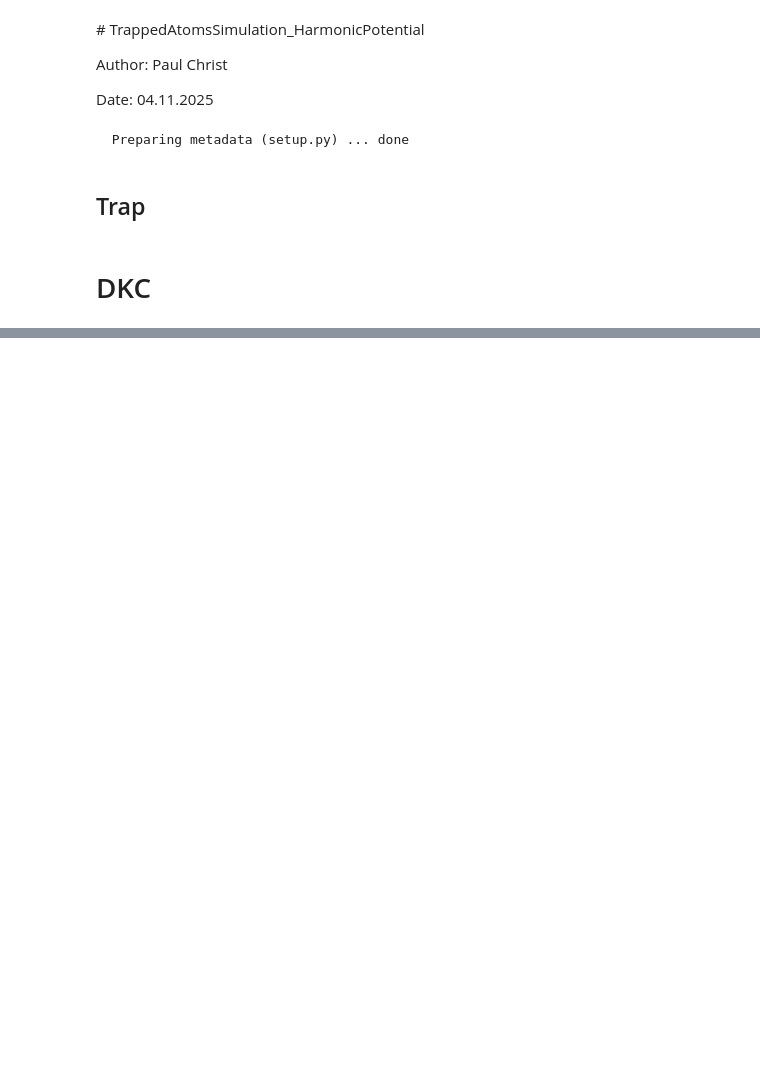
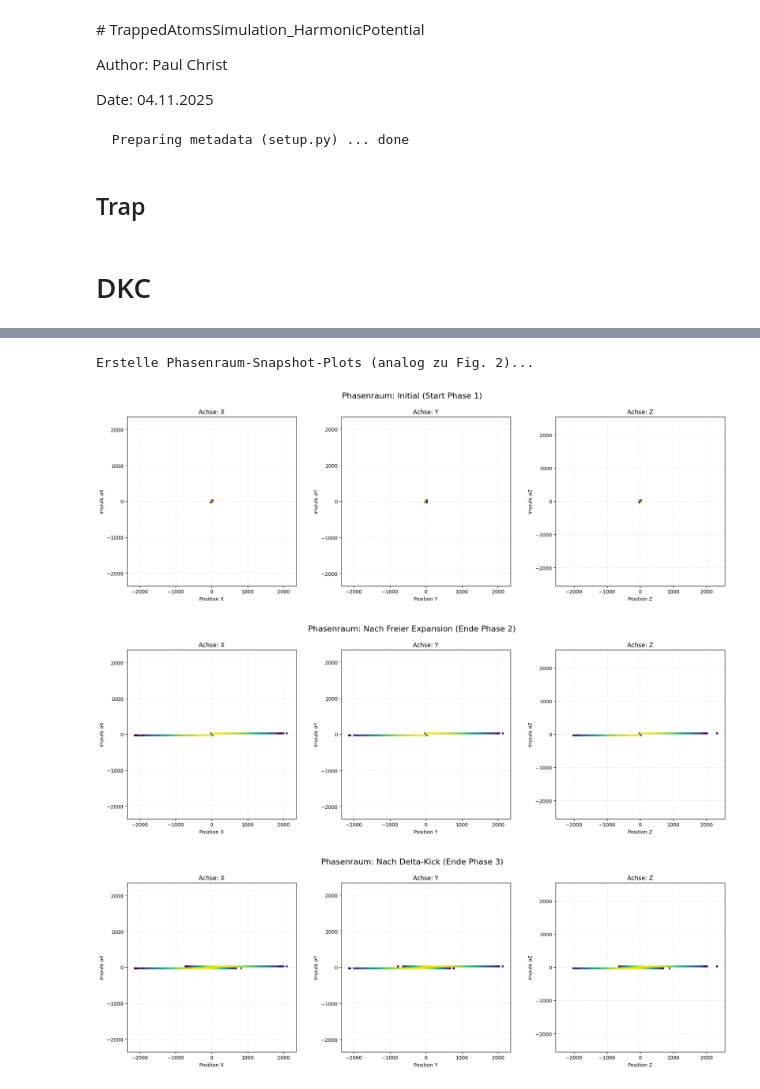
Before and after one commit to christpaul94/MastersThesis_PaulChrist, a Jupyter notebook: TrappedAtomsSimulation_DeltaKickCooling_HarmonicPotential.ipynb, the cells around one changed output, grey strips where cells are left out. Saved outputs shown, nothing was run; the diff lists cells and outputs as text; code cells hidden in the pictures; blank space fills up the shorter version.

```diff
--- a/TrappedAtomsSimulation_DeltaKickCooling_HarmonicPotential.ipynb
+++ b/TrappedAtomsSimulation_DeltaKickCooling_HarmonicPotential.ipynb
@@ -248,0 +630,60 @@ OutOfMemoryError: CUDA out of memory. Tried to allocate 4.70 GiB. GPU 0 has a to
+# %%
+# --- NEU: PHASENRAUM-SNAPSHOTS PLOTTEN (3 Separate Plots) ---
+
+# (Die Variablen res1, res2, res3 existieren bereits aus Ihrer Simulation)
+
+print("\nErstelle Phasenraum-Snapshot-Plots (analog zu Fig. 2)...")
+
+# --- 1. Daten extrahieren ---
+q_init = res1['positions'][0].cpu().numpy()
+p_init = res1['momenta'][0].cpu().numpy()
+
+q_exp = res2['positions'][-1].cpu().numpy()
+p_exp = res2['momenta'][-1].cpu().numpy()
+
+q_kick = res3['positions'][-1].cpu().numpy()
+p_kick = res3['momenta'][-1].cpu().numpy()
+
+# --- 2. Globale Plot-Limits bestimmen (für alle 3 Plots) ---
+q_all = np.concatenate((q_init, q_exp, q_kick), axis=0)
+p_all = np.concatenate((p_init, p_exp, p_kick), axis=0)
+
+global_limits = []
+for i in range(3): # X, Y, Z
+    max_abs_q = np.max(np.abs(q_all[:, i]))
+    max_abs_p = np.max(np.abs(p_all[:, i]))
+    max_limit = max(max_abs_q, max_abs_p) * 1.1 # 10% Puffer
+    global_limits.append([[-max_limit, max_limit], [-max_limit, max_limit]])
+
+bins_hist = 100
+
+# --- 3. Plot-Funktion 3x aufrufen ---
+
+# Plot 1: Initial
+plot_phase_space_snapshot(
+    q_init, p_init,
+    axis_limits=global_limits,
+    bins=bins_hist,
+    title_suffix="Initial (Start Phase 1)"
+)
+
+# Plot 2: Nach Freier Expansion
+plot_phase_space_snapshot(
+    q_exp, p_exp,
+    axis_limits=global_limits,
+    bins=bins_hist,
+    title_suffix="Nach Freier Expansion (Ende Phase 2)"
+)
+
+# Plot 3: Nach Delta-Kick
+plot_phase_space_snapshot(
+    q_kick, p_kick,
+    axis_limits=global_limits,
+    bins=bins_hist,
+    title_suffix="Nach Delta-Kick (Ende Phase 3)"
+)
+# %% [output]
+Erstelle Phasenraum-Snapshot-Plots (analog zu Fig. 2)...
+[figure, added]
+[figure, added]
+[figure, added]
```
Also changed, not shown: parts of 4 cells of this notebook.
